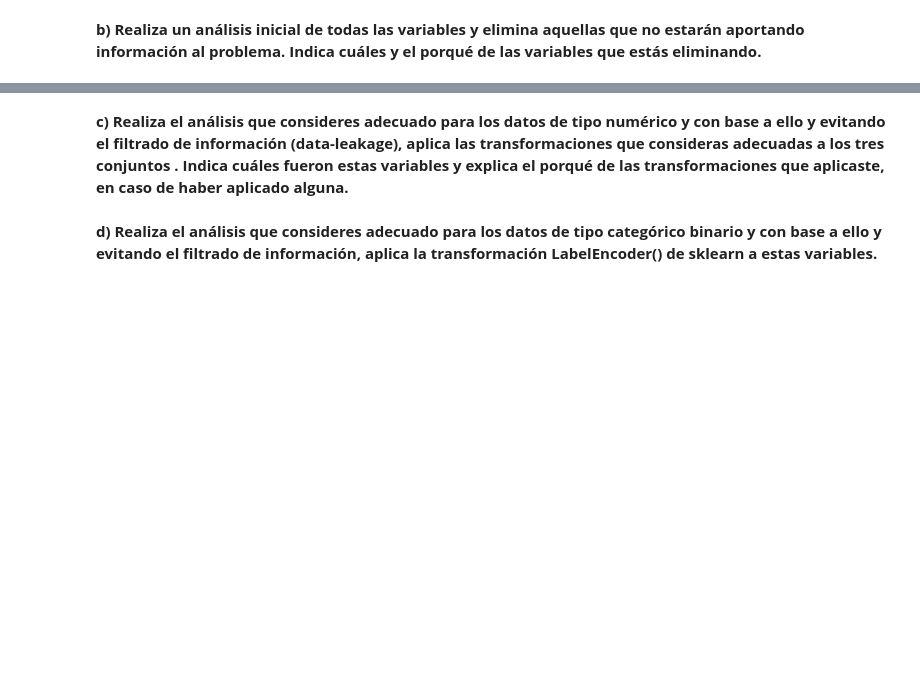
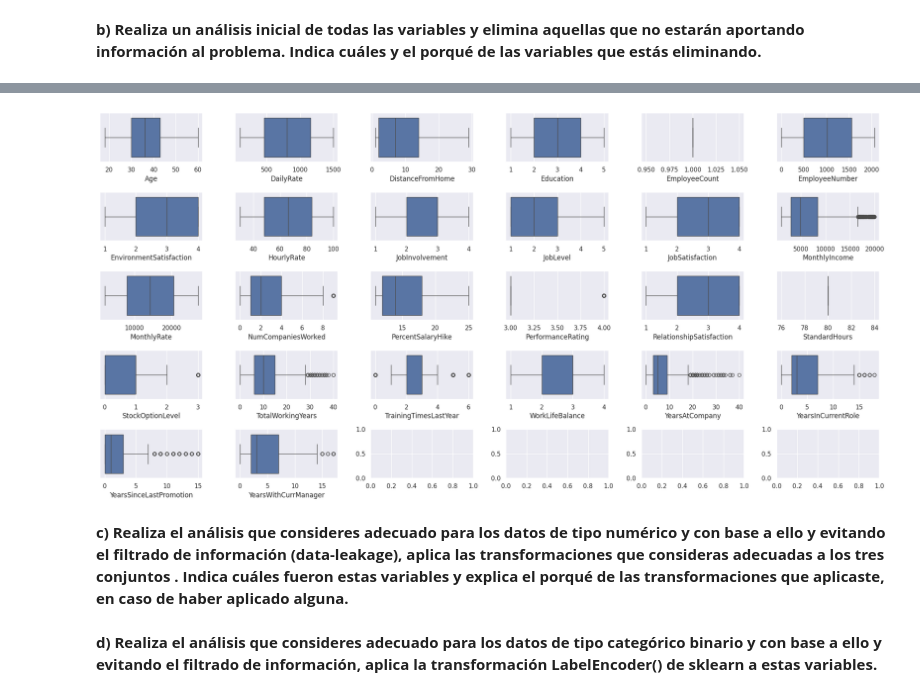
Before and after one commit to tkdforever18/Carlos, a Jupyter notebook: IA y ML - Actividad Semana 3.ipynb, the cells around one changed output, grey strips where cells are left out. Cells and saved outputs as stored; diff of their text form; code cells hidden in the pictures; blank space fills up the shorter version.

```diff
--- a/IA y ML - Actividad Semana 3.ipynb
+++ b/IA y ML - Actividad Semana 3.ipynb
@@ -149,3 +238,21 @@ sns.scatterplot(data=df, x='x1', y='x2', hue='y');
+# %%
+num_vars = df[["Age", "DailyRate", "DistanceFromHome", "Education", "EmployeeCount", "EmployeeNumber", "EnvironmentSatisfaction",
+                           "HourlyRate", "JobInvolvement", "JobLevel", "JobSatisfaction", "MonthlyIncome", "MonthlyRate", "NumCompaniesWorked",
+                           "PercentSalaryHike", "PerformanceRating", "RelationshipSatisfaction", "StandardHours", "StockOptionLevel",
+                           "TotalWorkingYears", "TrainingTimesLastYear", "WorkLifeBalance", "YearsAtCompany", "YearsInCurrentRole",
+                           "YearsSinceLastPromotion", "YearsWithCurrManager"]]
+# %%
+fig, axs = plt.subplots(nrows=5, ncols=6, figsize=(20, 10))
+axs = axs.flatten()
+
+for i, var in enumerate(num_vars):
+    sns.boxplot(x=var, data=df, ax=axs[i])
+
+fig.tight_layout()
+
+plt.show()
+# %% [output]
+[figure, added]
 # %% [markdown]
 **c) Realiza el análisis que consideres adecuado para los datos de tipo numérico y con base a ello y evitando el filtrado de información (data-leakage), aplica las transformaciones que consideras adecuadas a los tres conjuntos . Indica cuáles fueron estas variables y explica el porqué de las transformaciones que aplicaste, en caso de haber aplicado alguna.**
 # %% [markdown]
```
Also changed, not shown: parts of 19 cells of this notebook.
